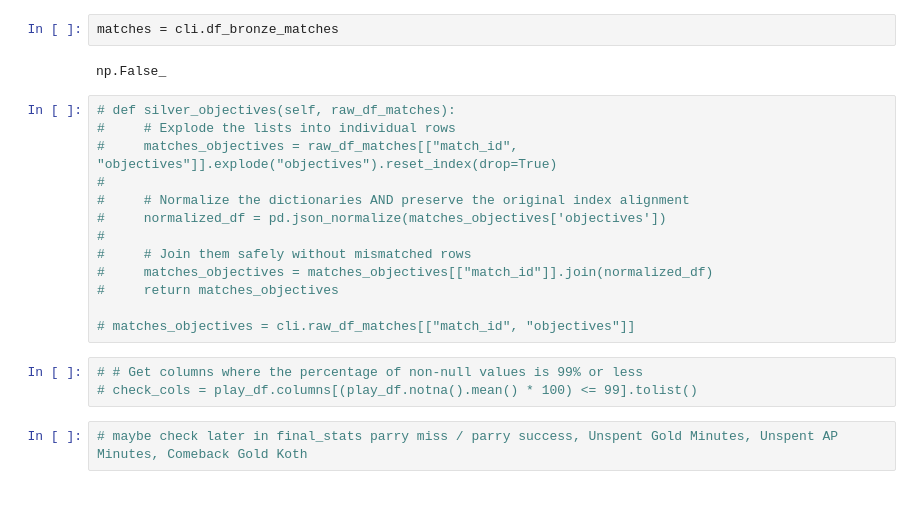
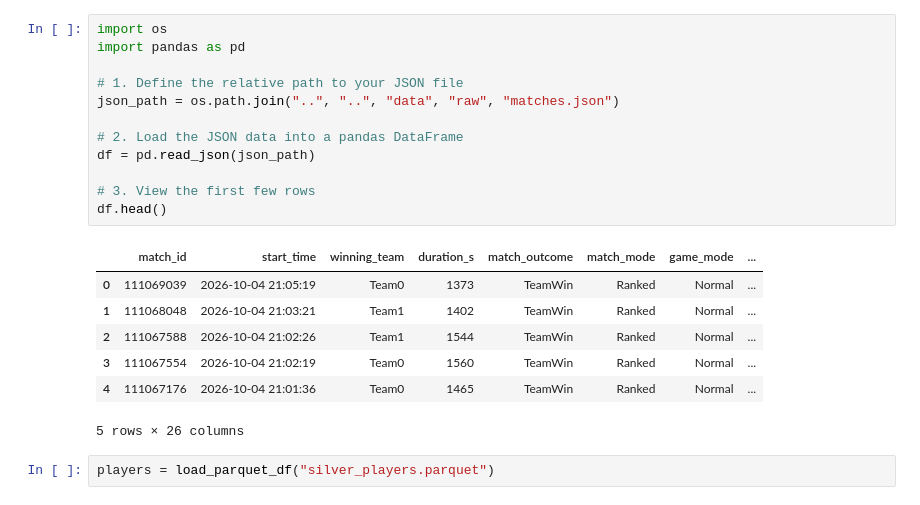
Before and after one commit to RidgeOnTheLedge/deadlock-analytics, a Jupyter notebook: Deadlock-Analytics/scripts/data_processing/sandbox_data_cleaning.ipynb, the cells around one changed output. Cells and saved outputs as stored; diff of their text form.

```diff
--- a/Deadlock-Analytics/scripts/data_processing/sandbox_data_cleaning.ipynb
+++ b/Deadlock-Analytics/scripts/data_processing/sandbox_data_cleaning.ipynb
@@ -16,22 +6,22 @@ with open(file_path, "r", encoding="utf-8") as file:
-# %%
-matches = cli.df_bronze_matches
-# %% [output]
-np.False_
-# %%
-# def silver_objectives(self, raw_df_matches):
-#     # Explode the lists into individual rows
-#     matches_objectives = raw_df_matches[["match_id", "objectives"]].explode("objectives").reset_index(drop=True)
-#
-#     # Normalize the dictionaries AND preserve the original index alignment
-#     normalized_df = pd.json_normalize(matches_objectives['objectives'])
-#
-#     # Join them safely without mismatched rows
-#     matches_objectives = matches_objectives[["match_id"]].join(normalized_df)
-#     return matches_objectives
-
-# matches_objectives = cli.raw_df_matches[["match_id", "objectives"]]
-# %%
-# # Get columns where the percentage of non-null values is 99% or less
-# check_cols = play_df.columns[(play_df.notna().mean() * 100) <= 99].tolist()
-# %%
-# maybe check later in final_stats parry miss / parry success, Unspent Gold Minutes, Unspent AP Minutes, Comeback Gold Koth
+# %%
+import os
+import pandas as pd
+
+# 1. Define the relative path to your JSON file
+json_path = os.path.join("..", "..", "data", "raw", "matches.json")
+
+# 2. Load the JSON data into a pandas DataFrame
+df = pd.read_json(json_path)
+
+# 3. View the first few rows
+df.head()
+# %% [output]
+|  | match_id | start_time | winning_team | duration_s | match_outcome | match_mode | game_mode | ... |
+| 0 | 111069039 | 2026-10-04 21:05:19 | Team0 | 1373 | TeamWin | Ranked | Normal | ... |
+| 1 | 111068048 | 2026-10-04 21:03:21 | Team1 | 1402 | TeamWin | Ranked | Normal | ... |
+| 2 | 111067588 | 2026-10-04 21:02:26 | Team1 | 1544 | TeamWin | Ranked | Normal | ... |
+| 3 | 111067554 | 2026-10-04 21:02:19 | Team0 | 1560 | TeamWin | Ranked | Normal | ... |
+| 4 | 111067176 | 2026-10-04 21:01:36 | Team0 | 1465 | TeamWin | Ranked | Normal | ... |
+5 rows × 26 columns
+# %%
+players = load_parquet_df("silver_players.parquet")
```
Also changed, not shown: parts of 7 cells of this notebook, 8 other files.
